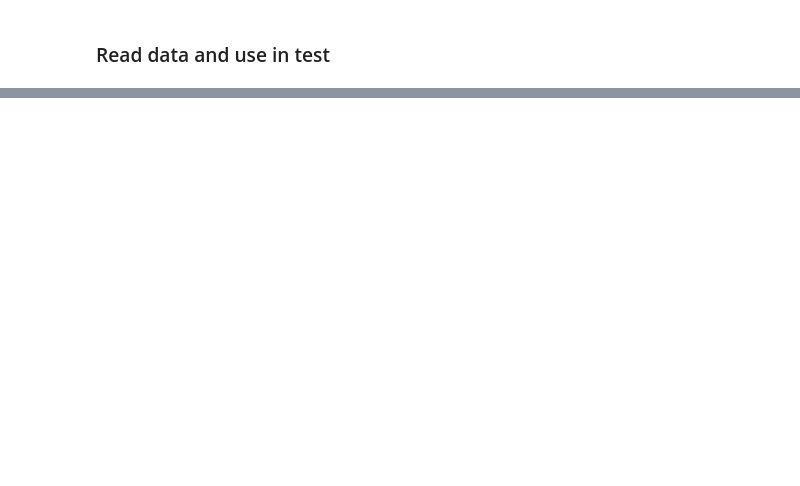
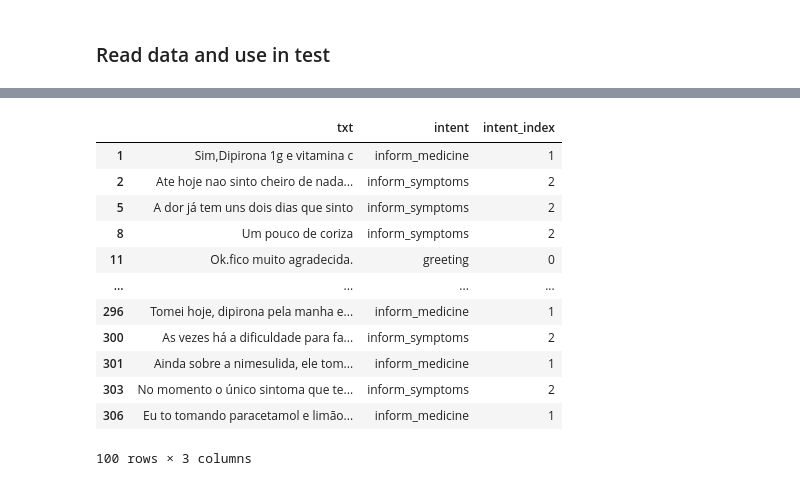
Before and after one commit to valmirosjunior/intent_classifier, a Jupyter notebook: notebooks/neural_model_sentences.ipynb, the cells around one changed output, grey strips where cells are left out. Cells and saved outputs as stored; diff of their text form; code cells hidden in the pictures; blank space fills up the shorter version.

```diff
--- a/notebooks/neural_model_sentences.ipynb
+++ b/notebooks/neural_model_sentences.ipynb
@@ -145,0 +161,25 @@ data_to_valid
+# %%
+anottated_manual_path = fm.filename_from_data_dir('output/patient/manual_label/sentences_with_label_manual.csv')
+anottated_manual_path = fm.filename_from_data_dir('output/patient/manual_label/untrained_sentences_with_label_manual.csv')
+
+anottated_manual_df = pd.read_csv(anottated_manual_path)
+
+data_to_valid = anottated_manual_df[anottated_manual_df['intent'] != 'others'][:100]
+
+data_to_valid['intent_index'] = data_to_valid['intent'].map(intent_indexes_dict)
+
+data_to_valid
+# %% [output]
+|  | txt | intent | intent_index |
+| 1 | Sim,Dipirona 1g e vitamina c | inform_medicine | 1 |
+| 2 | Ate hoje nao sinto cheiro de nada... | inform_symptoms | 2 |
+| 5 | A dor já tem uns dois dias que sinto | inform_symptoms | 2 |
+| 8 | Um pouco de coriza | inform_symptoms | 2 |
+| 11 | Ok.fico muito agradecida. | greeting | 0 |
+| ... | ... | ... | ... |
+| 296 | Tomei hoje, dipirona pela manha e... | inform_medicine | 1 |
+| 300 | As vezes há a dificuldade para fa... | inform_symptoms | 2 |
+| 301 | Ainda sobre a nimesulida, ele tom... | inform_medicine | 1 |
+| 303 | No momento o único sintoma que te... | inform_symptoms | 2 |
+| 306 | Eu to tomando paracetamol e limão... | inform_medicine | 1 |
+100 rows × 3 columns
```
Also changed, not shown: parts of 52 cells of this notebook, 7 other files.
